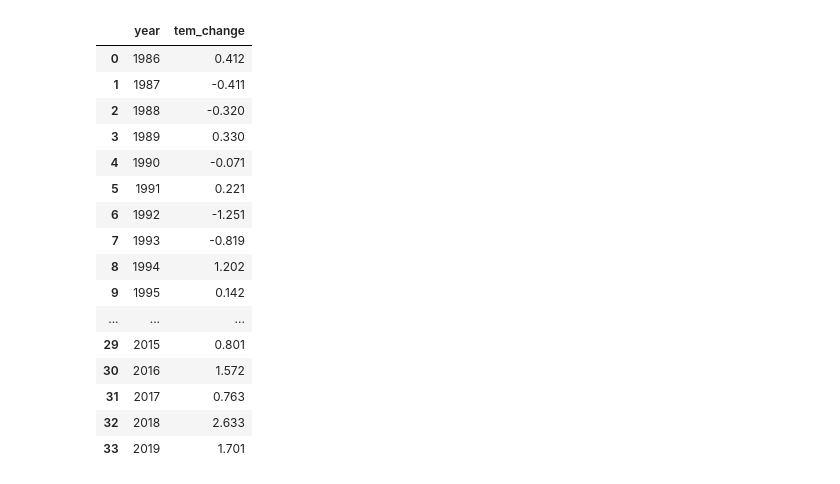
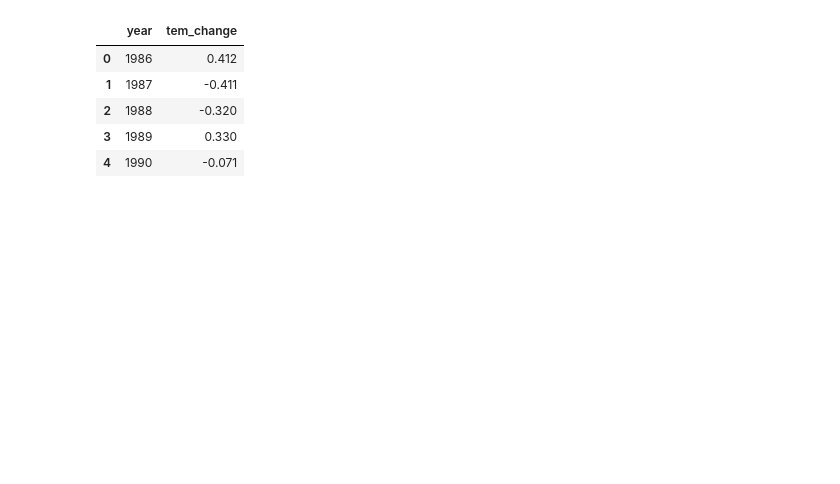
Before and after one commit to KurosJS/yzv211_project, a Jupyter notebook: implementation.ipynb, the cells around one changed output. Drawn from its saved outputs; the diff is of its cells as text; code cells hidden in the pictures; blank space fills up the shorter version.

```diff
--- a/implementation.ipynb
+++ b/implementation.ipynb
@@ -1,32 +1,21 @@
 # %%
 import pandas as pd
 import numpy as np
 import matplotlib.pyplot as plt
 temp = pd.read_csv('temperature.csv')
 #remore index column
 df = temp.loc[temp['Country Name']=='Turkey']
 #select the data of Turkey after 1982
 # df = df.loc[df['Country Name'] == 'Turkey']
 # df = df.loc[df['year'] > 1982]
 df = df.iloc[25:, 2:4]
 #remove the index column
 df = df.reset_index(drop=True)
-df
+df.head()
 # %% [output]
 |  | year | tem_change |
 | 0 | 1986 | 0.412 |
 | 1 | 1987 | -0.411 |
 | 2 | 1988 | -0.320 |
 | 3 | 1989 | 0.330 |
 | 4 | 1990 | -0.071 |
-| 5 | 1991 | 0.221 |
-| 6 | 1992 | -1.251 |
-| 7 | 1993 | -0.819 |
-| 8 | 1994 | 1.202 |
-| 9 | 1995 | 0.142 |
-| ... | ... | ... |
-| 29 | 2015 | 0.801 |
-| 30 | 2016 | 1.572 |
-| 31 | 2017 | 0.763 |
-| 32 | 2018 | 2.633 |
-| 33 | 2019 | 1.701 |
```
Also changed, not shown: parts of 5 cells of this notebook, 6 other files.
